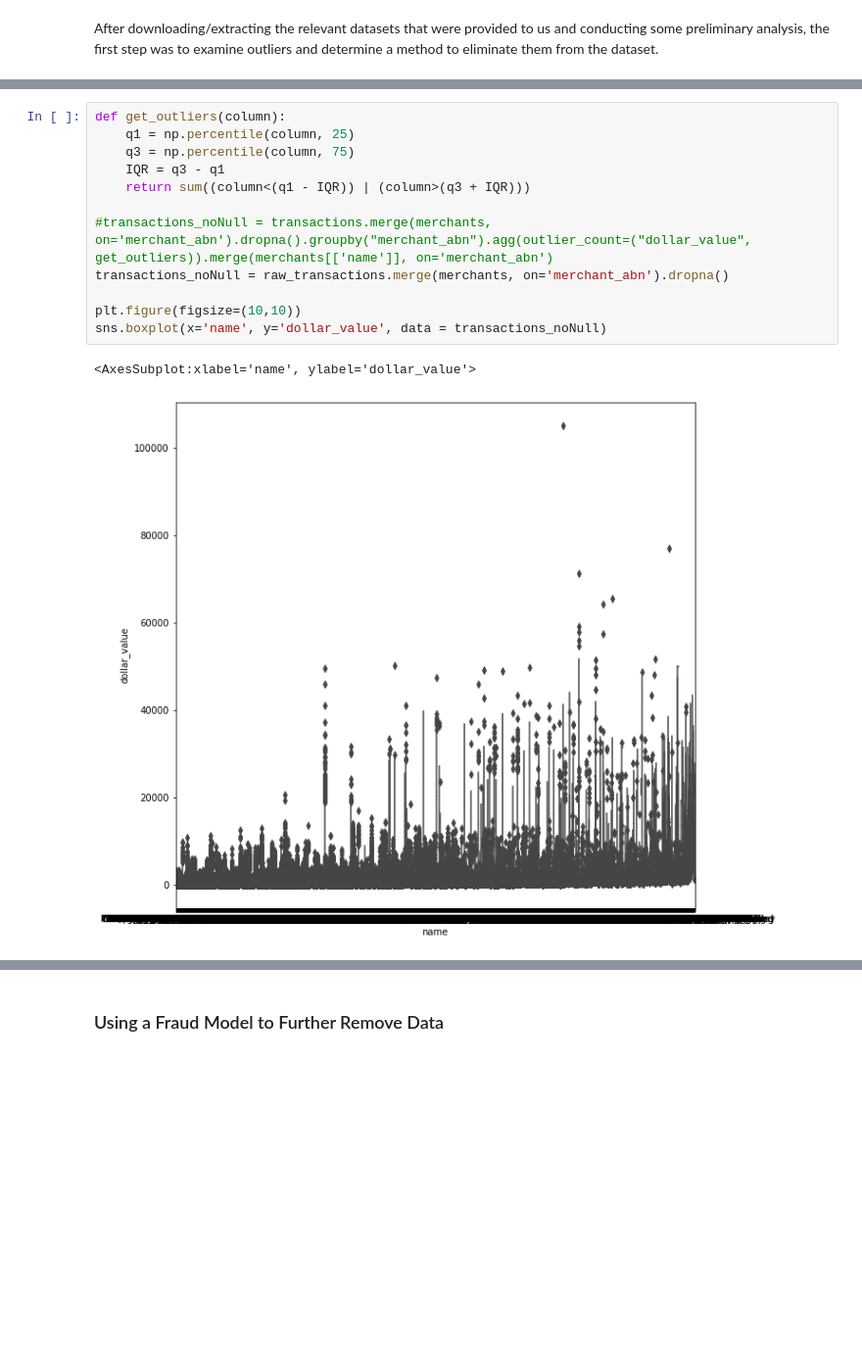
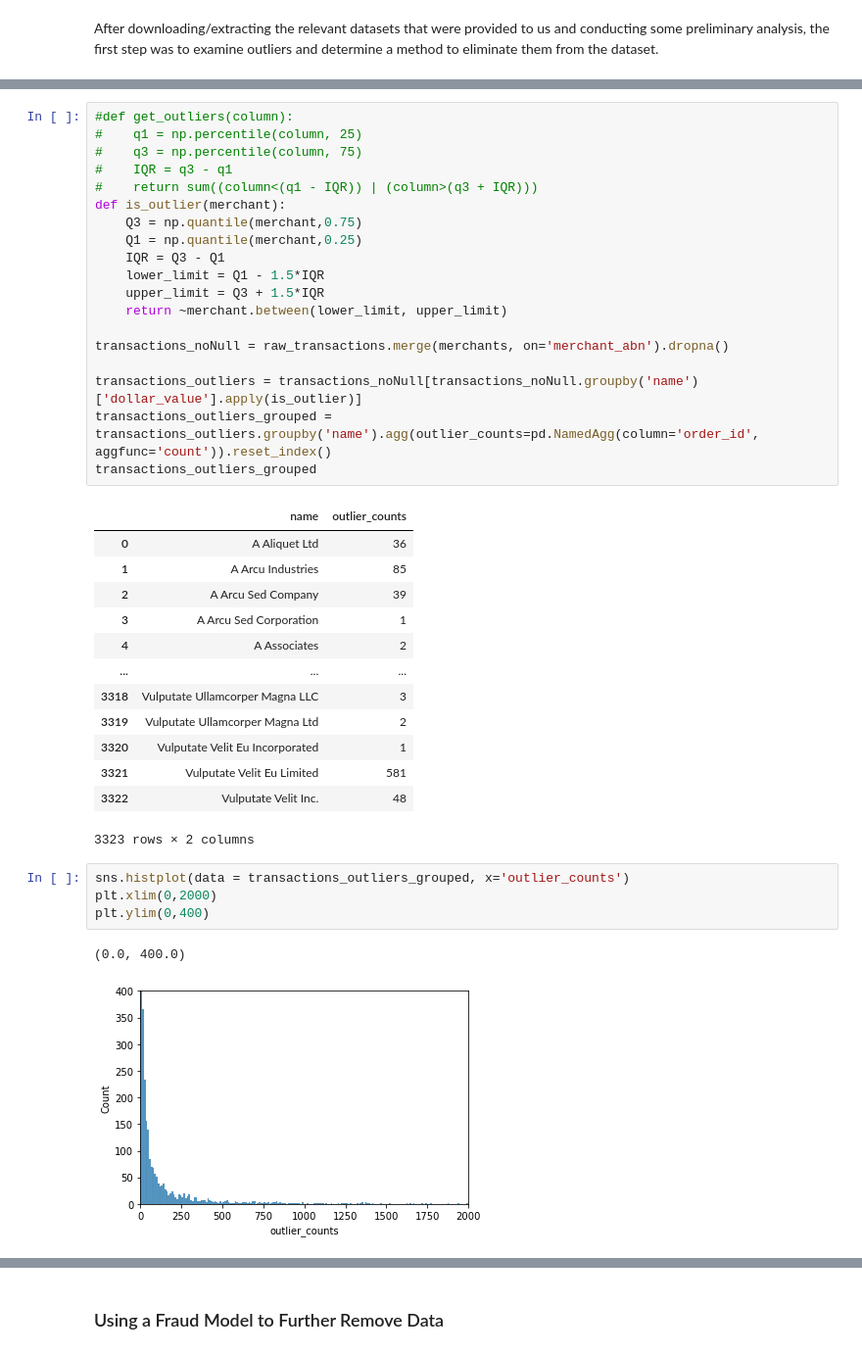
Before and after one commit to MAST30034-Applied-Data-Science/generic-buy-now-pay-later-project-group-17-adsb, a Jupyter notebook: notebooks/summary.ipynb, the cells around one changed output, grey strips where cells are left out. Shown: that part at 98% size. Drawn from its saved outputs; the diff is of its cells as text; blank space fills up the shorter version.

```diff
--- a/notebooks/summary.ipynb
+++ b/notebooks/summary.ipynb
@@ -45,16 +45,41 @@ To conduct further outlier analysis, we utilised a box plot (per merchant) to vi
 # %%
-def get_outliers(column):
-    q1 = np.percentile(column, 25)
-    q3 = np.percentile(column, 75)
-    IQR = q3 - q1
-    return sum((column<(q1 - IQR)) | (column>(q3 + IQR)))
+#def get_outliers(column):
+#    q1 = np.percentile(column, 25)
+#    q3 = np.percentile(column, 75)
+#    IQR = q3 - q1
+#    return sum((column<(q1 - IQR)) | (column>(q3 + IQR)))
+def is_outlier(merchant):
+    Q3 = np.quantile(merchant,0.75)
+    Q1 = np.quantile(merchant,0.25)
+    IQR = Q3 - Q1
+    lower_limit = Q1 - 1.5*IQR
+    upper_limit = Q3 + 1.5*IQR
+    return ~merchant.between(lower_limit, upper_limit)
 
-#transactions_noNull = transactions.merge(merchants, on='merchant_abn').dropna().groupby("merchant_abn").agg(outlier_count=("dollar_value", get_outliers)).merge(merchants[['name']], on='merchant_abn')
 transactions_noNull = raw_transactions.merge(merchants, on='merchant_abn').dropna()
 
-plt.figure(figsize=(10,10))
-sns.boxplot(x='name', y='dollar_value', data = transactions_noNull)
+transactions_outliers = transactions_noNull[transactions_noNull.groupby('name')['dollar_value'].apply(is_outlier)]
+transactions_outliers_grouped = transactions_outliers.groupby('name').agg(outlier_counts=pd.NamedAgg(column='order_id', aggfunc='count')).reset_index()
+transactions_outliers_grouped
 # %% [output]
+|  | name | outlier_counts |
+| 0 | A Aliquet Ltd | 36 |
+| 1 | A Arcu Industries | 85 |
+| 2 | A Arcu Sed Company | 39 |
+| 3 | A Arcu Sed Corporation | 1 |
+| 4 | A Associates | 2 |
+| ... | ... | ... |
+| 3318 | Vulputate Ullamcorper Magna LLC | 3 |
+| 3319 | Vulputate Ullamcorper Magna Ltd | 2 |
+| 3320 | Vulputate Velit Eu Incorporated | 1 |
+| 3321 | Vulputate Velit Eu Limited | 581 |
+| 3322 | Vulputate Velit Inc. | 48 |
-<AxesSubplot:xlabel='name', ylabel='dollar_value'>
+3323 rows × 2 columns
-[figure, removed]
+# %%
+sns.histplot(data = transactions_outliers_grouped, x='outlier_counts')
+plt.xlim(0,2000)
+plt.ylim(0,400)
+# %% [output]
+(0.0, 400.0)
+[figure, added]
 # %% [markdown]
```
Also changed, not shown: parts of 5 cells of this notebook, 2 other files.
